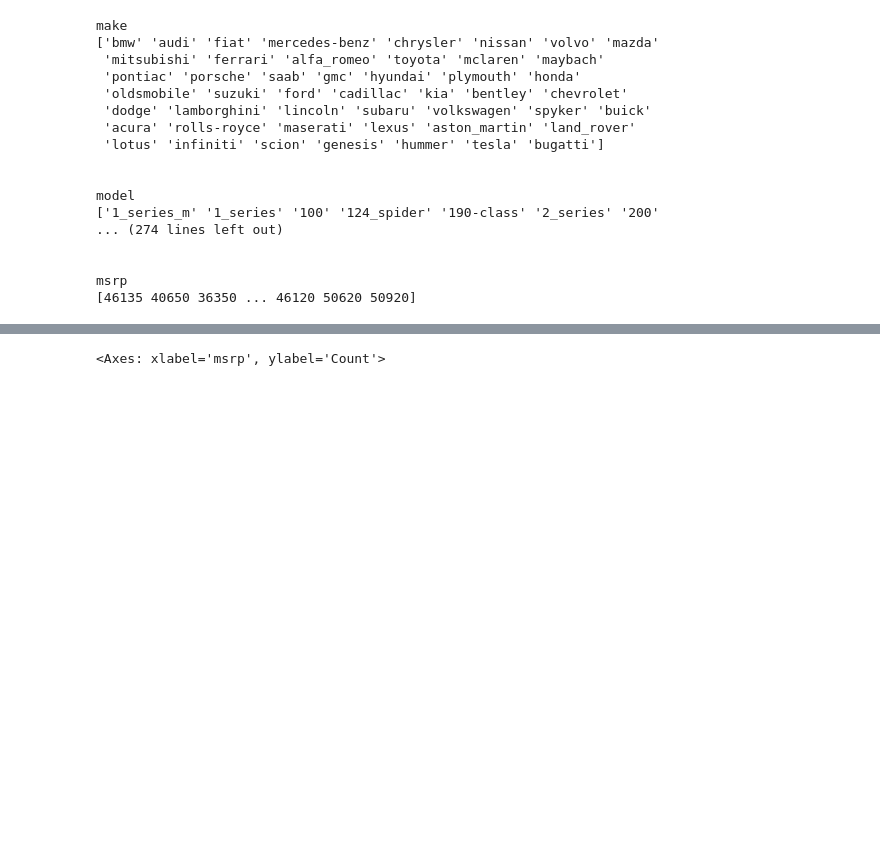
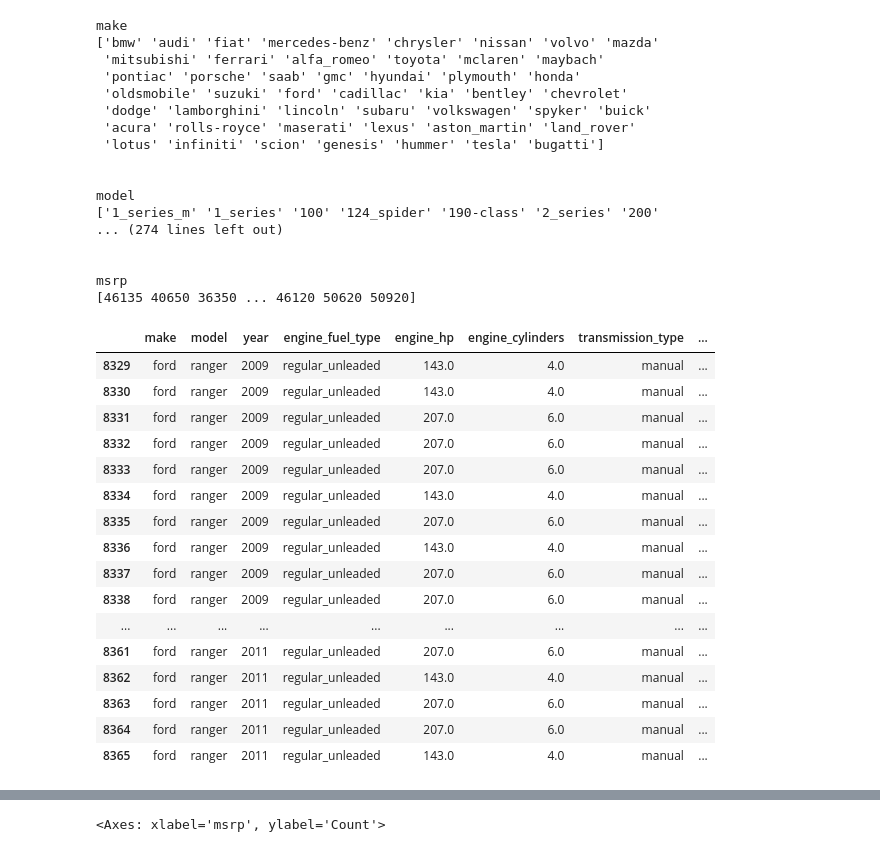
Before and after one commit to Naturalenemy07/CS543_ML, a Jupyter notebook: vscode/homework/MLB_2.ipynb, the cells around one changed output, grey strips where cells are left out. Saved outputs shown, nothing was run; the diff lists cells and outputs as text; code cells hidden in the pictures; blank space fills up the shorter version.

Commit message:
finished HW, updated model

```diff
--- a/vscode/homework/MLB_2.ipynb
+++ b/vscode/homework/MLB_2.ipynb
@@ -62,6 +62,26 @@ model
 
 msrp
 [46135 40650 36350 ... 46120 50620 50920]
+# %%
+cardata[cardata['model']=='ranger']
+# %% [output]
+|  | make | model | year | engine_fuel_type | engine_hp | engine_cylinders | transmission_type | ... |
+| 8329 | ford | ranger | 2009 | regular_unleaded | 143.0 | 4.0 | manual | ... |
+| 8330 | ford | ranger | 2009 | regular_unleaded | 143.0 | 4.0 | manual | ... |
+| 8331 | ford | ranger | 2009 | regular_unleaded | 207.0 | 6.0 | manual | ... |
+| 8332 | ford | ranger | 2009 | regular_unleaded | 207.0 | 6.0 | manual | ... |
+| 8333 | ford | ranger | 2009 | regular_unleaded | 207.0 | 6.0 | manual | ... |
+| 8334 | ford | ranger | 2009 | regular_unleaded | 143.0 | 4.0 | manual | ... |
+| 8335 | ford | ranger | 2009 | regular_unleaded | 207.0 | 6.0 | manual | ... |
+| 8336 | ford | ranger | 2009 | regular_unleaded | 143.0 | 4.0 | manual | ... |
+| 8337 | ford | ranger | 2009 | regular_unleaded | 207.0 | 6.0 | manual | ... |
+| 8338 | ford | ranger | 2009 | regular_unleaded | 207.0 | 6.0 | manual | ... |
+| ... | ... | ... | ... | ... | ... | ... | ... | ... |
+| 8361 | ford | ranger | 2011 | regular_unleaded | 207.0 | 6.0 | manual | ... |
+| 8362 | ford | ranger | 2011 | regular_unleaded | 143.0 | 4.0 | manual | ... |
+| 8363 | ford | ranger | 2011 | regular_unleaded | 207.0 | 6.0 | manual | ... |
+| 8364 | ford | ranger | 2011 | regular_unleaded | 207.0 | 6.0 | manual | ... |
+| 8365 | ford | ranger | 2011 | regular_unleaded | 143.0 | 4.0 | manual | ... |
 # %%
 # sns.pairplot(cardata)
 # %%
```
Also changed, not shown: parts of 3 cells of this notebook, 2 other files.
